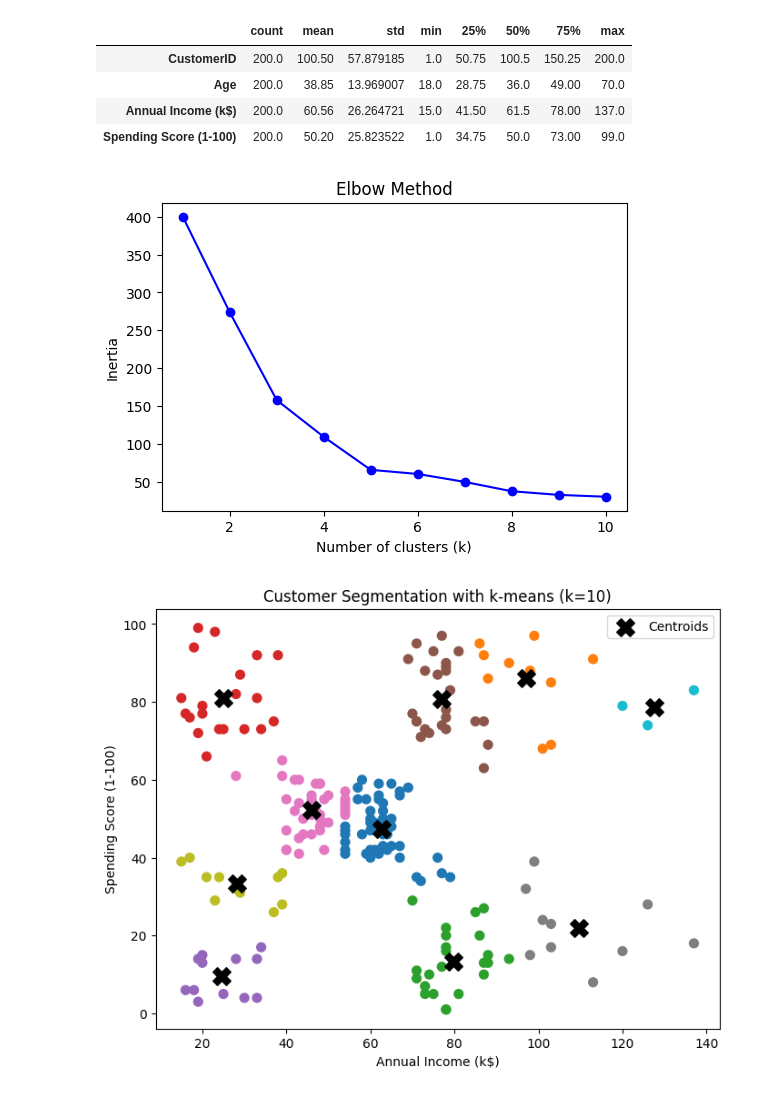
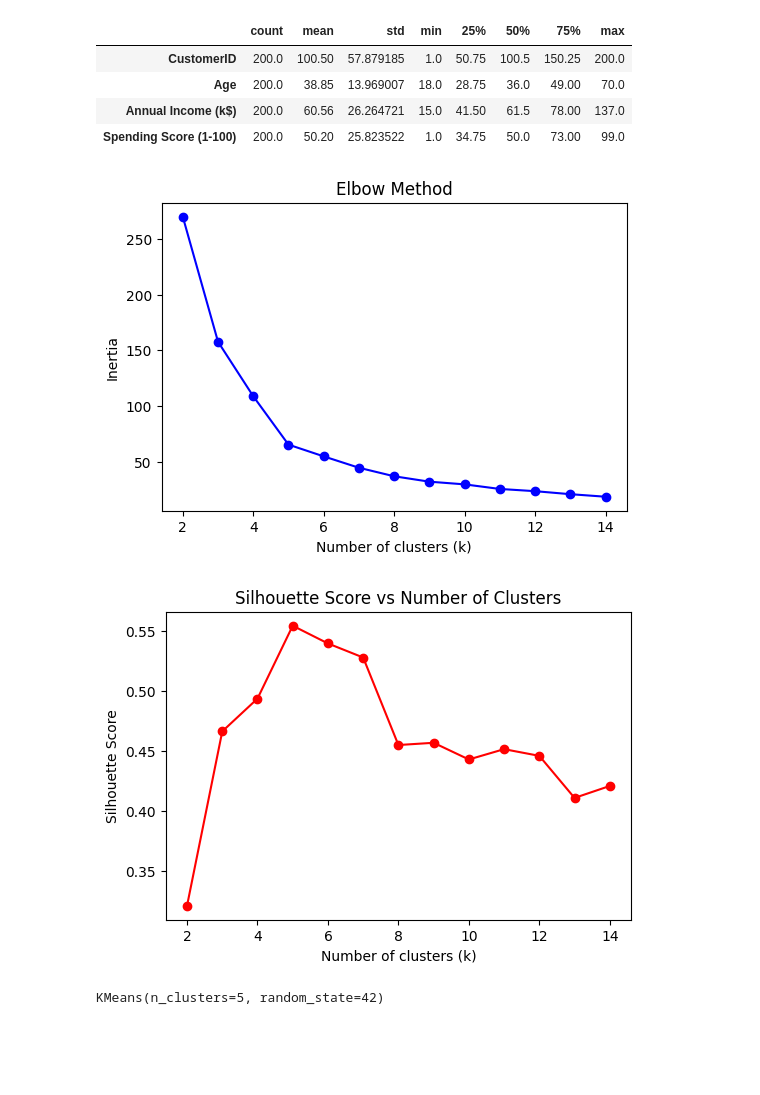
Before and after one commit to BraveVahid/machine_learning, a Jupyter notebook: clustring/k_means.ipynb, the cells around one changed output. Cells and saved outputs as stored; diff of their text form; code cells hidden in the pictures; blank space fills up the shorter version.

```diff
--- a/clustring/k_means.ipynb
+++ b/clustring/k_means.ipynb
@@ -9,5 +7,5 @@ from sklearn.preprocessing import StandardScaler
 # %%
-df = pd.read_csv("datasets/customers.csv")
+df = pd.read_csv("customers.csv")
 # %%
 df.info()
 # %% [output]
@@ -47,33 +45,34 @@ std_scaler = StandardScaler()
 x = std_scaler.fit_transform(x)
 # %%
 inertia = []
-K_range = range(1, 11)
+sil_scores = []
+K_range = range(2, 15)
+
 for k in K_range:
-    kmeans = KMeans(n_clusters=k, random_state=42)
+    kmeans = KMeans(n_clusters=k, random_state=42, n_init=10)
     kmeans.fit(x)
     inertia.append(kmeans.inertia_)
+    labels = kmeans.labels_
+    sil_scores.append(silhouette_score(x, labels))
 
 plt.figure(figsize=(6,4))
-plt.plot(K_range, inertia, 'bo-')
-plt.xlabel('Number of clusters (k)')
-plt.ylabel('Inertia')
-plt.title('Elbow Method')
+plt.plot(K_range, inertia, marker="o", color="blue")
+plt.xlabel("Number of clusters (k)")
+plt.ylabel("Inertia")
+plt.title("Elbow Method")
 plt.show()
+
+plt.figure(figsize=(6,4))
+plt.plot(K_range, sil_scores, marker="o", color="red")
+plt.xlabel("Number of clusters (k)")
+plt.ylabel("Silhouette Score")
+plt.title("Silhouette Score vs Number of Clusters")
+plt.show()
 # %% [output]
-[figure, old version]
+[figure, new version]
+[figure, added]
 # %%
-kmeans = KMeans(n_clusters=10, random_state=42)
-df["Cluster"] = kmeans.fit_predict(x)
+kmeans = KMeans(n_clusters=5, random_state=42)
+kmeans.fit(x)
+# %% [output]
+KMeans(n_clusters=5, random_state=42)
-# %%
-centers = std_scaler.inverse_transform(kmeans.cluster_centers_)
-
-plt.figure(figsize=(8,6))
-plt.scatter(df['Annual Income (k$)'], df['Spending Score (1-100)'], c=df['Cluster'], cmap='tab10', s=50)
-plt.scatter(centers[:, 0], centers[:, 1], color='black', marker='X', s=200, label='Centroids')
-plt.xlabel('Annual Income (k$)')
-plt.ylabel('Spending Score (1-100)')
-plt.title('Customer Segmentation with k-means (k=10)')
-plt.legend()
-plt.show()
-# %% [output]
-[figure, removed]
```
Also changed, not shown: parts of 8 cells of this notebook.
